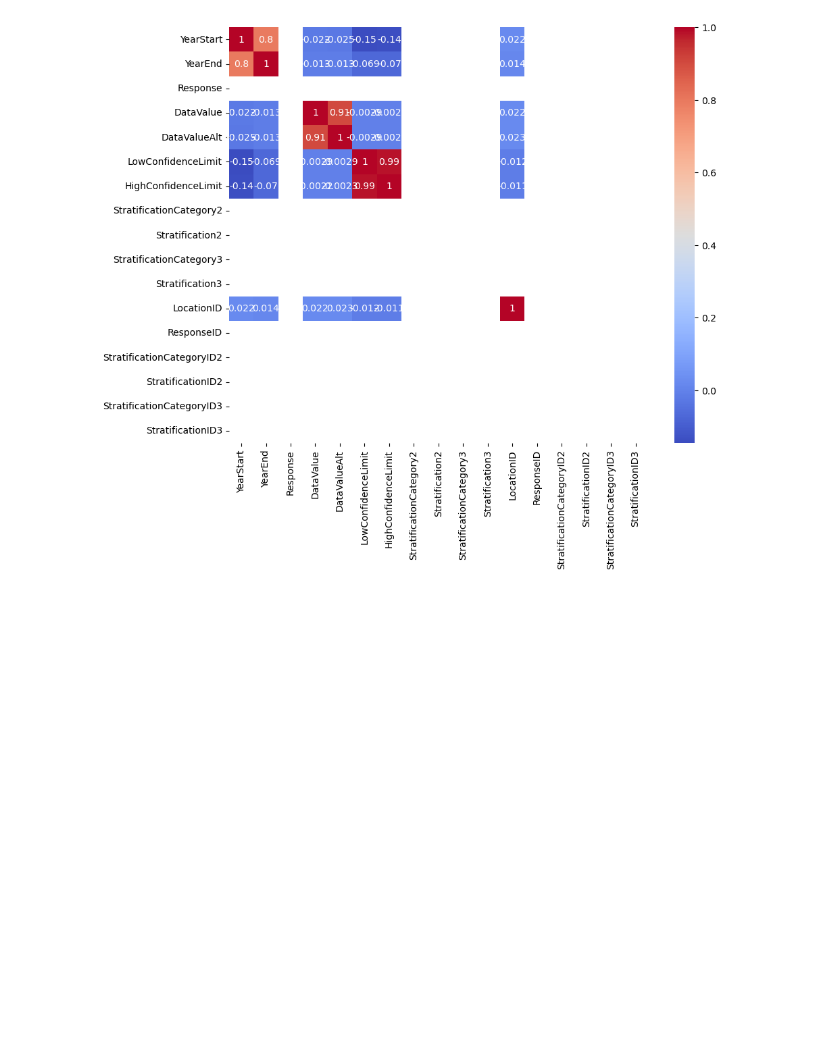
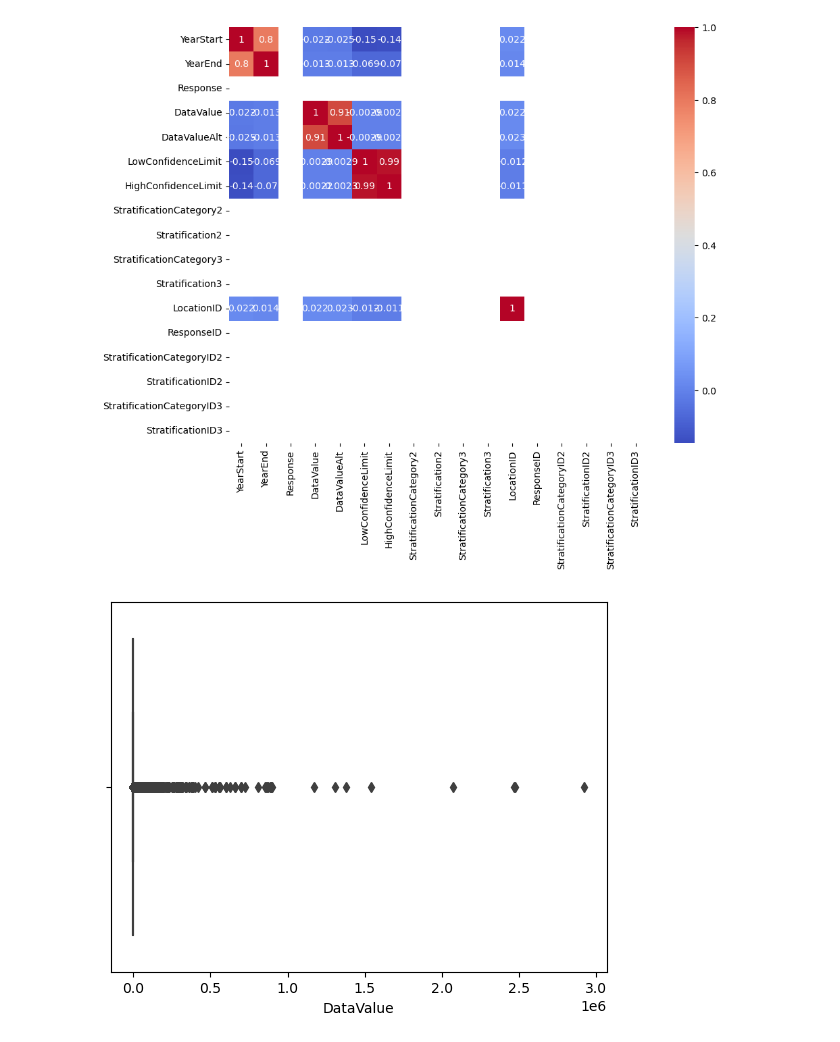
Before and after one commit to sindhuravuri666/ML-Chronic-Disease, a Jupyter notebook: notebooks/eda.ipynb, the cells around one changed output. Cells and saved outputs as stored; diff of their text form; code cells hidden in the pictures; blank space fills up the shorter version.

```diff
--- a/notebooks/eda.ipynb
+++ b/notebooks/eda.ipynb
@@ -45,3 +45,8 @@ sns.heatmap(correlation, annot=True, cmap='coolwarm')
 plt.show()
 # %% [output]
 [figure]
+# %%
+sns.boxplot(data=df, x='DataValue')
+plt.show()
+# %% [output]
+[figure, added]
```
Also changed, not shown: parts of 3 cells of this notebook.
